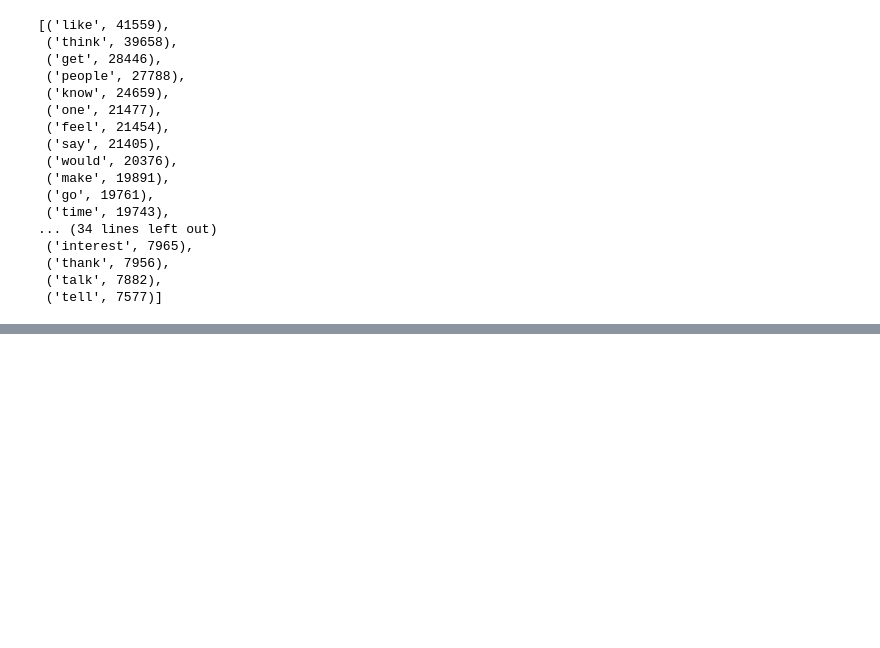
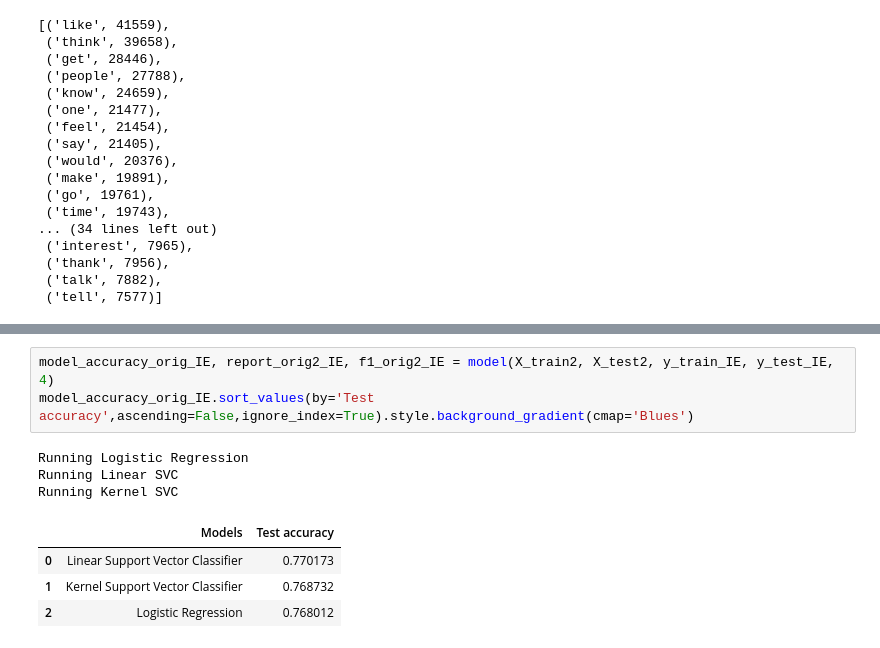
Before and after one commit to alalba221/Advanced-Machine-Learning, a Jupyter notebook: Final_Project/data_preprocessing.ipynb, the cells around one changed output, grey strips where cells are left out. Drawn from its saved outputs; the diff is of its cells as text; blank space fills up the shorter version.

```diff
--- a/Final_Project/data_preprocessing.ipynb
+++ b/Final_Project/data_preprocessing.ipynb
@@ -527,0 +549,11 @@ MBTI_DS_N.to_csv("new.csv")
+# %%
+model_accuracy_orig_IE, report_orig2_IE, f1_orig2_IE = model(X_train2, X_test2, y_train_IE, y_test_IE, 4)
+model_accuracy_orig_IE.sort_values(by='Test accuracy',ascending=False,ignore_index=True).style.background_gradient(cmap='Blues')
+# %% [output]
+Running Logistic Regression
+Running Linear SVC
+Running Kernel SVC
+|  | Models | Test accuracy |
+| 0 | Linear Support Vector Classifier | 0.770173 |
+| 1 | Kernel Support Vector Classifier | 0.768732 |
+| 2 | Logistic Regression | 0.768012 |
```
Also changed, not shown: parts of 19 cells of this notebook, 37 other files.
